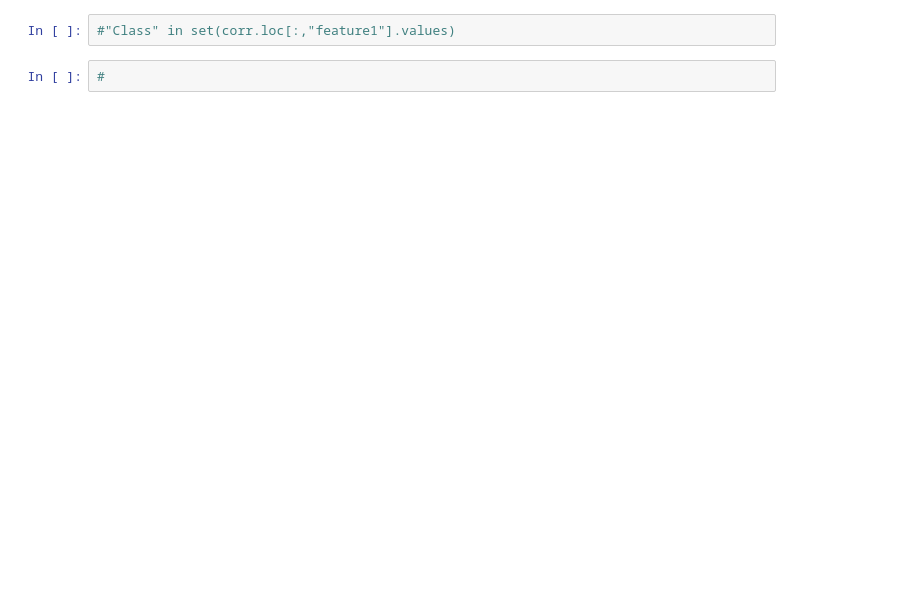
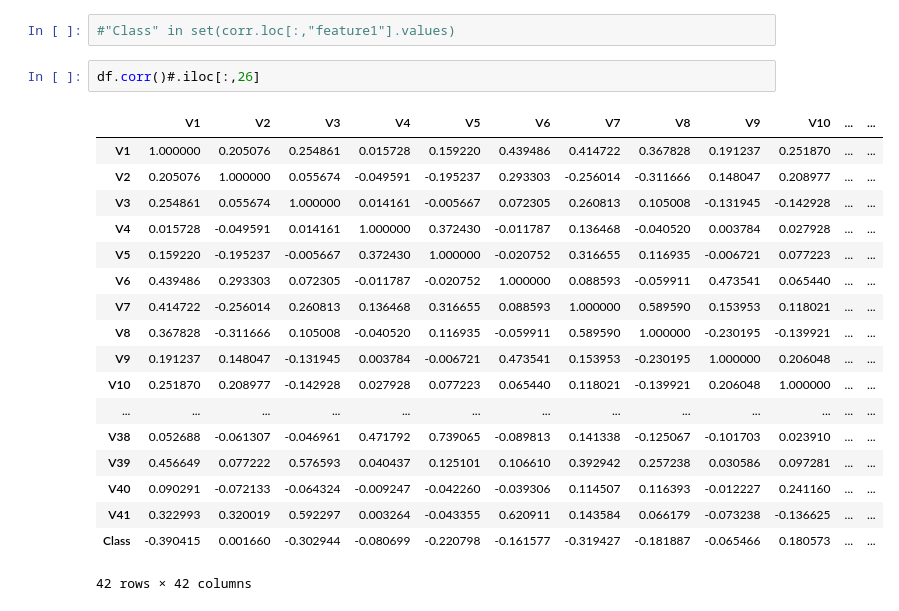
Before and after one commit to strojanski/IS-labs, a Jupyter notebook: seminarji/sem2/sem2.ipynb, the cells around one changed output. Cells and saved outputs as stored; diff of their text form; blank space fills up the shorter version.

```diff
--- a/seminarji/sem2/sem2.ipynb
+++ b/seminarji/sem2/sem2.ipynb
@@ -115,4 +126,23 @@ for i in range(5):
 # %%
 #"Class" in set(corr.loc[:,"feature1"].values)
-# %%
-#
+# %%
+df.corr()#.iloc[:,26]
+# %% [output]
+|  | V1 | V2 | V3 | V4 | V5 | V6 | V7 | V8 | V9 | V10 | ... | ... |
+| V1 | 1.000000 | 0.205076 | 0.254861 | 0.015728 | 0.159220 | 0.439486 | 0.414722 | 0.367828 | 0.191237 | 0.251870 | ... | ... |
+| V2 | 0.205076 | 1.000000 | 0.055674 | -0.049591 | -0.195237 | 0.293303 | -0.256014 | -0.311666 | 0.148047 | 0.208977 | ... | ... |
+| V3 | 0.254861 | 0.055674 | 1.000000 | 0.014161 | -0.005667 | 0.072305 | 0.260813 | 0.105008 | -0.131945 | -0.142928 | ... | ... |
+| V4 | 0.015728 | -0.049591 | 0.014161 | 1.000000 | 0.372430 | -0.011787 | 0.136468 | -0.040520 | 0.003784 | 0.027928 | ... | ... |
+| V5 | 0.159220 | -0.195237 | -0.005667 | 0.372430 | 1.000000 | -0.020752 | 0.316655 | 0.116935 | -0.006721 | 0.077223 | ... | ... |
+| V6 | 0.439486 | 0.293303 | 0.072305 | -0.011787 | -0.020752 | 1.000000 | 0.088593 | -0.059911 | 0.473541 | 0.065440 | ... | ... |
+| V7 | 0.414722 | -0.256014 | 0.260813 | 0.136468 | 0.316655 | 0.088593 | 1.000000 | 0.589590 | 0.153953 | 0.118021 | ... | ... |
+| V8 | 0.367828 | -0.311666 | 0.105008 | -0.040520 | 0.116935 | -0.059911 | 0.589590 | 1.000000 | -0.230195 | -0.139921 | ... | ... |
+| V9 | 0.191237 | 0.148047 | -0.131945 | 0.003784 | -0.006721 | 0.473541 | 0.153953 | -0.230195 | 1.000000 | 0.206048 | ... | ... |
+| V10 | 0.251870 | 0.208977 | -0.142928 | 0.027928 | 0.077223 | 0.065440 | 0.118021 | -0.139921 | 0.206048 | 1.000000 | ... | ... |
+| ... | ... | ... | ... | ... | ... | ... | ... | ... | ... | ... | ... | ... |
+| V38 | 0.052688 | -0.061307 | -0.046961 | 0.471792 | 0.739065 | -0.089813 | 0.141338 | -0.125067 | -0.101703 | 0.023910 | ... | ... |
+| V39 | 0.456649 | 0.077222 | 0.576593 | 0.040437 | 0.125101 | 0.106610 | 0.392942 | 0.257238 | 0.030586 | 0.097281 | ... | ... |
+| V40 | 0.090291 | -0.072133 | -0.064324 | -0.009247 | -0.042260 | -0.039306 | 0.114507 | 0.116393 | -0.012227 | 0.241160 | ... | ... |
+| V41 | 0.322993 | 0.320019 | 0.592297 | 0.003264 | -0.043355 | 0.620911 | 0.143584 | 0.066179 | -0.073238 | -0.136625 | ... | ... |
+| Class | -0.390415 | 0.001660 | -0.302944 | -0.080699 | -0.220798 | -0.161577 | -0.319427 | -0.181887 | -0.065466 | 0.180573 | ... | ... |
+42 rows × 42 columns
```
Also changed, not shown: parts of 3 cells of this notebook.
